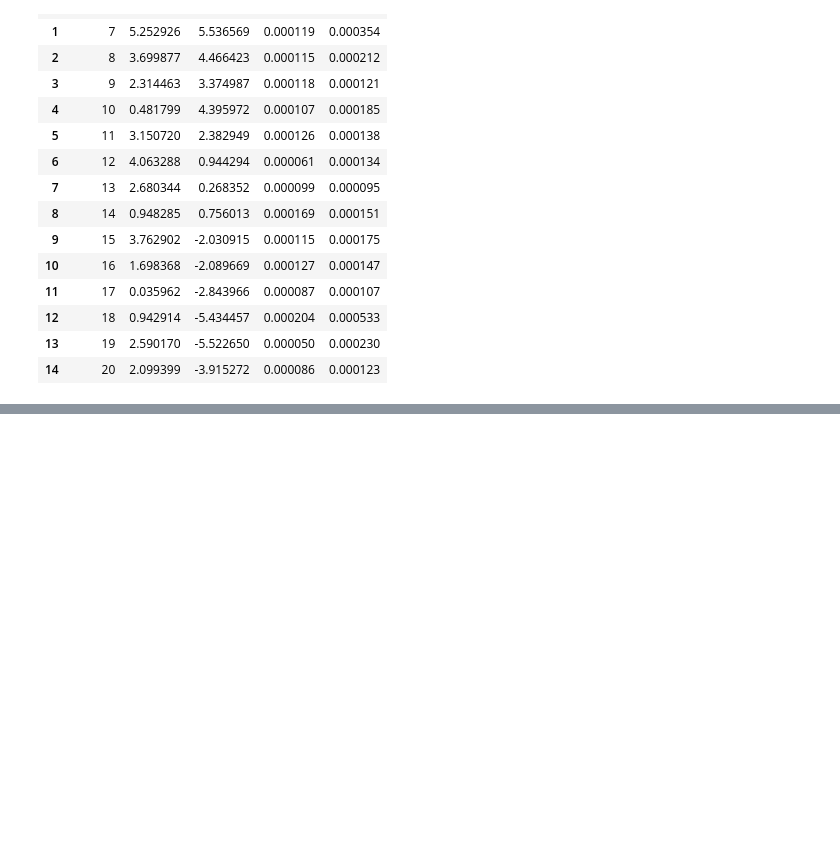
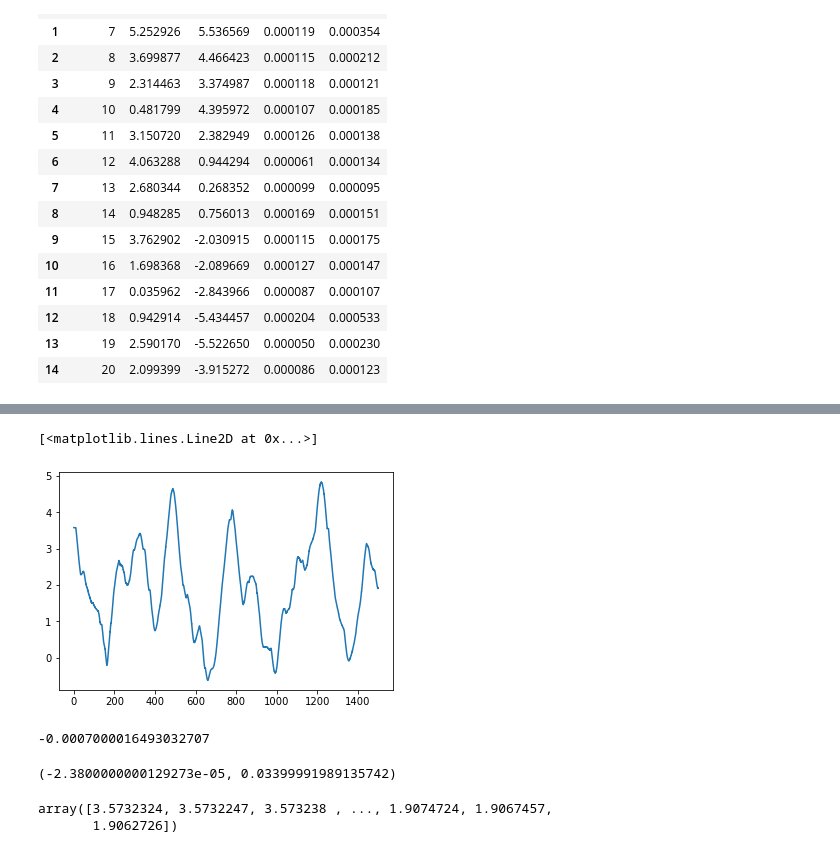
Before and after one commit to clylau/E205_Final_Project, a Jupyter notebook: Final_Project_Code.ipynb, the cells around one changed output, grey strips where cells are left out. Drawn from its saved outputs; the diff is of its cells as text; code cells hidden in the pictures; blank space fills up the shorter version.

```diff
--- a/Final_Project_Code.ipynb
+++ b/Final_Project_Code.ipynb
@@ -53,0 +115,5 @@ loadFile("./MRCLAM_Dataset1/Landmark_Groundtruth.dat")
+# %%
+plt.plot(robot1_gt_time - robot1_gt_time[0], robot1_gt_x)
+# %% [output]
+[<matplotlib.lines.Line2D at 0x...>]
+[figure, added]
@@ -53,0 +123,13 @@ loadFile("./MRCLAM_Dataset1/Landmark_Groundtruth.dat")
+# %%
+dx/ts
+# %% [output]
+-0.0007000016493032707
+# %%
+dx, ts
+# %% [output]
+(-2.3800000000129273e-05, 0.03399991989135742)
+# %%
+robot1_gt_x
+# %% [output]
+array([3.5732324, 3.5732247, 3.573238 , ..., 1.9074724, 1.9067457,
+       1.9062726])
```
Also changed, not shown: parts of 9 cells of this notebook.
